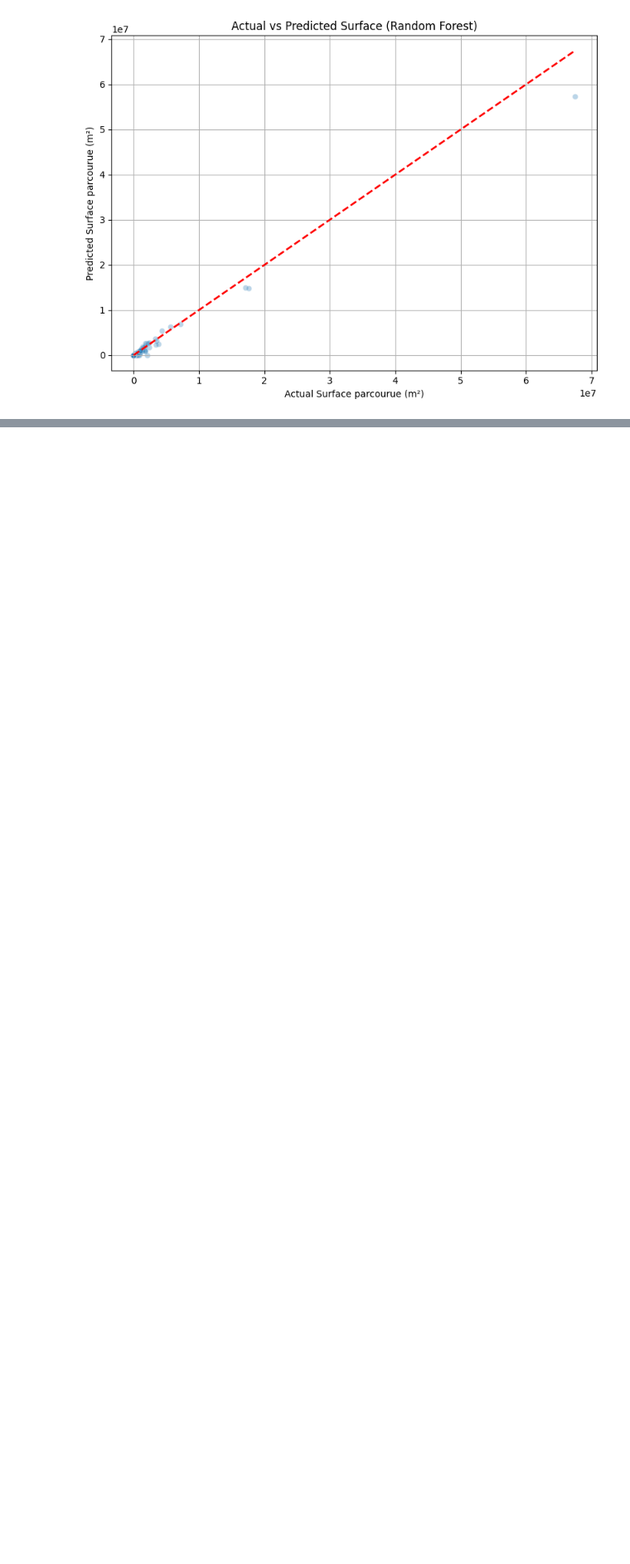
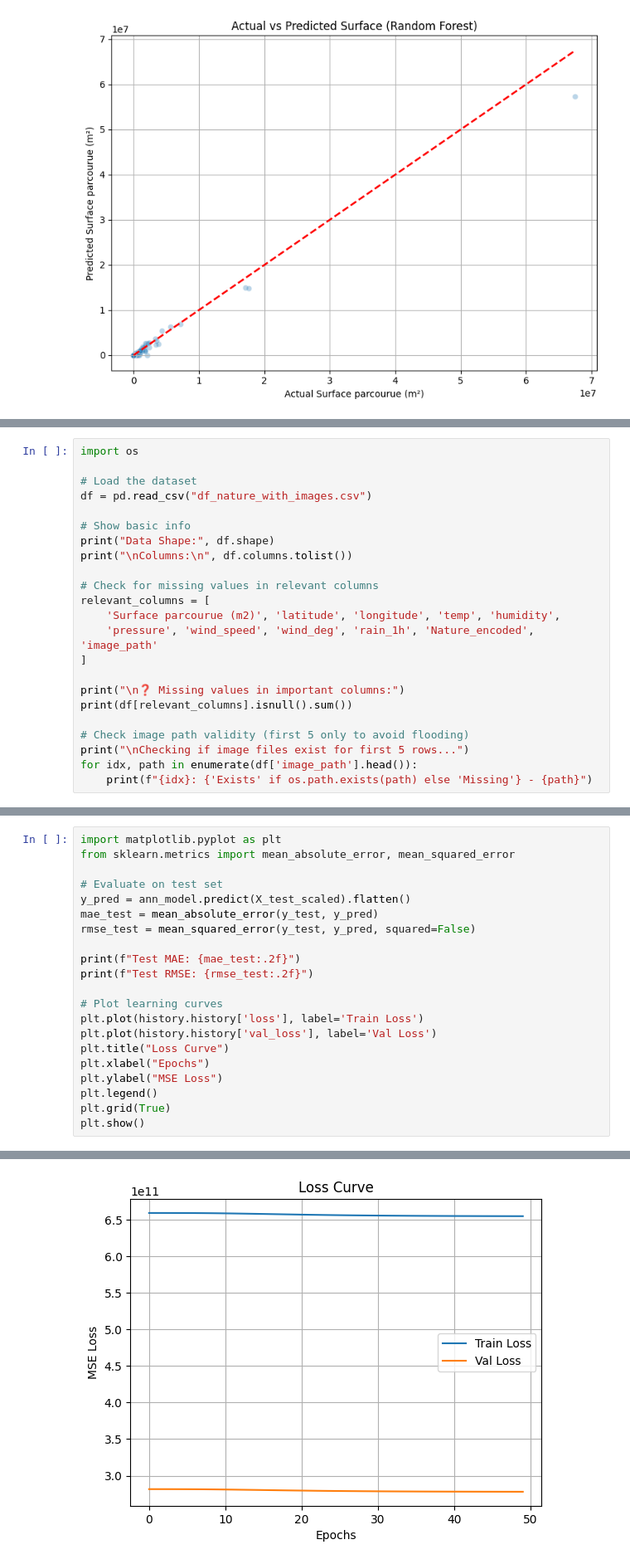
Before and after one commit to AntoineD01/Forest-Fire-Prediction, a Jupyter notebook: Forest-fire-prediction.ipynb, the cells around one changed output, grey strips where cells are left out. Shown at 83% size. Cells and saved outputs as stored; diff of their text form; blank space fills up the shorter version.

```diff
--- a/Forest-fire-prediction.ipynb
+++ b/Forest-fire-prediction.ipynb
@@ -401,0 +354,23 @@ FileNotFoundError: [WinError 3] Le chemin d’accès spécifié est introuvable:
+# %%
+import os
+
+# Load the dataset
+df = pd.read_csv("df_nature_with_images.csv")
+
+# Show basic info
+print("Data Shape:", df.shape)
+print("\nColumns:\n", df.columns.tolist())
+
+# Check for missing values in relevant columns
+relevant_columns = [
+    'Surface parcourue (m2)', 'latitude', 'longitude', 'temp', 'humidity',
+    'pressure', 'wind_speed', 'wind_deg', 'rain_1h', 'Nature_encoded', 'image_path'
+]
+
+print("\n❓ Missing values in important columns:")
+print(df[relevant_columns].isnull().sum())
+
+# Check image path validity (first 5 only to avoid flooding)
+print("\nChecking if image files exist for first 5 rows...")
+for idx, path in enumerate(df['image_path'].head()):
+    print(f"{idx}: {'Exists' if os.path.exists(path) else 'Missing'} - {path}")
@@ -401,0 +467,22 @@ FileNotFoundError: [WinError 3] Le chemin d’accès spécifié est introuvable:
+# %%
+import matplotlib.pyplot as plt
+from sklearn.metrics import mean_absolute_error, mean_squared_error
+
+# Evaluate on test set
+y_pred = ann_model.predict(X_test_scaled).flatten()
+mae_test = mean_absolute_error(y_test, y_pred)
+rmse_test = mean_squared_error(y_test, y_pred, squared=False)
+
+print(f"Test MAE: {mae_test:.2f}")
+print(f"Test RMSE: {rmse_test:.2f}")
+
+# Plot learning curves
+plt.plot(history.history['loss'], label='Train Loss')
+plt.plot(history.history['val_loss'], label='Val Loss')
+plt.title("Loss Curve")
+plt.xlabel("Epochs")
+plt.ylabel("MSE Loss")
+plt.legend()
+plt.grid(True)
+plt.show()
+# %% [output]
@@ -401,0 +492 @@ FileNotFoundError: [WinError 3] Le chemin d’accès spécifié est introuvable:
+[figure, added]
```
Also changed, not shown: parts of 9 cells of this notebook, 2 other files.
